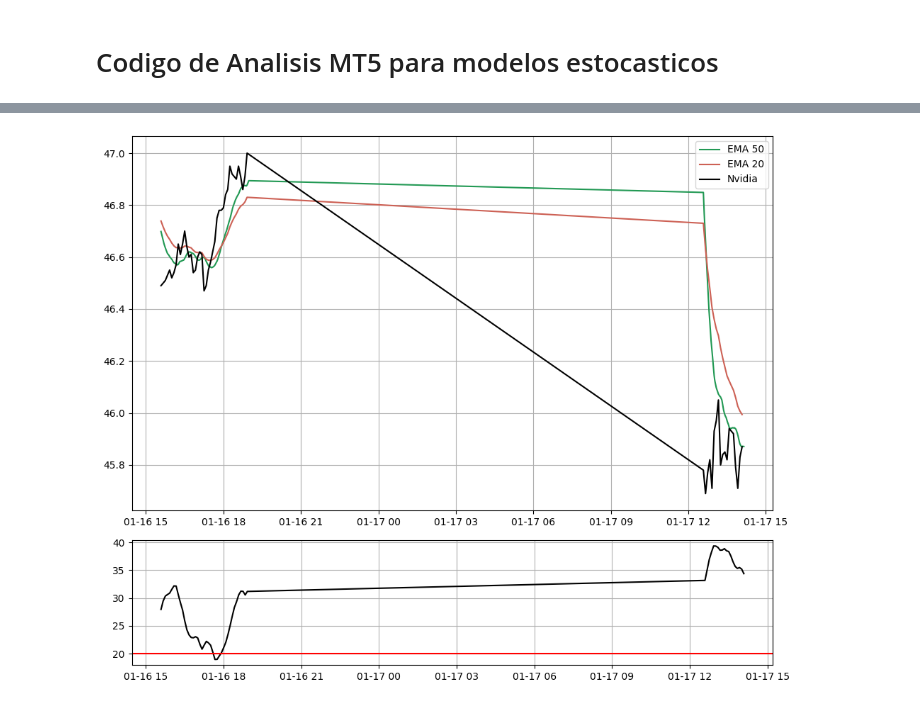
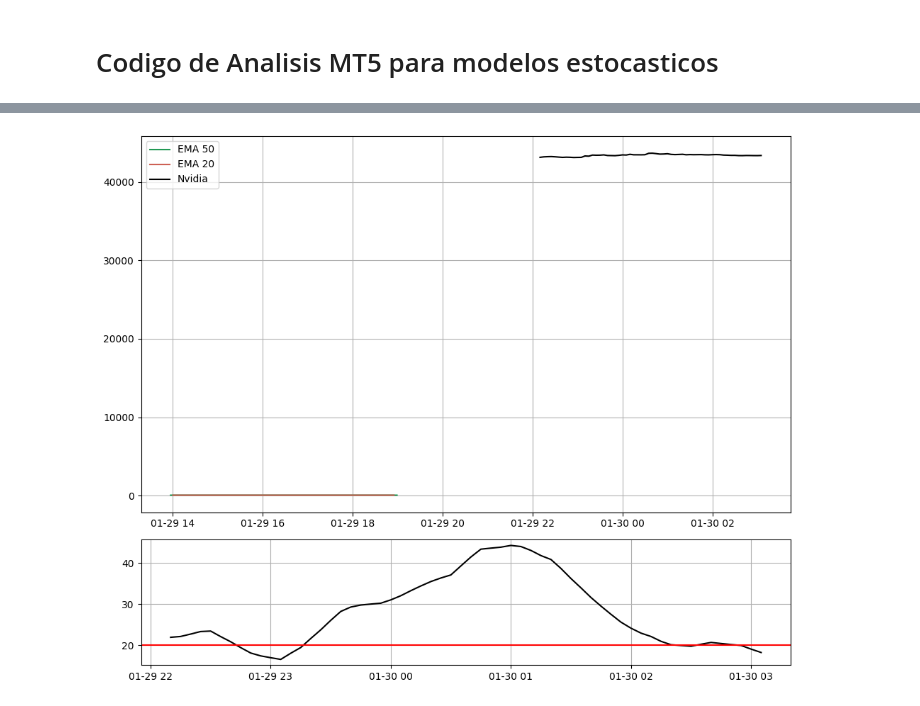
Before and after one commit to miguel2019547/Metatrader, a Jupyter notebook: Algoritmos/Analitica.ipynb, the cells around one changed output, grey strips where cells are left out. Cells and saved outputs as stored; diff of their text form; code cells hidden in the pictures.

```diff
--- a/Algoritmos/Analitica.ipynb
+++ b/Algoritmos/Analitica.ipynb
@@ -30,31 +28,31 @@ Baja:  1.0
 # %%
 from Formulas import EMA
 from ta.trend import ADXIndicator
 import matplotlib.dates as mdates
 
-datos = Informacion("Intel", 5000 , "M5")
+datos = Informacion("BTCUSD", 5000 , "M5")
 adx = ADXIndicator(datos['high'],datos['low'],datos['close'], window= 14).adx()
 medexp50 = EMA('Intel','M1',50, 5000)
 medexp20 = EMA('Intel', 'M5',20, 5000)
 t = 60
 fig, (ax1, ax2) = plt.subplots(2, 1, figsize=(10, 8), gridspec_kw={'height_ratios': [3, 1]})
 ax1.plot(medexp50.iloc[-t*5:], color = '#229954', label = 'EMA 50')
 ax1.plot(medexp20.iloc[-t:], color = '#CD6155', label = 'EMA 20')
 ax1.plot(datos['close'].iloc[-t:], color = 'black', label = 'Nvidia')
 ax1.grid()
 ax1.legend()
 ax2.plot(adx[-t:], color = 'black')
 ax2.axhline(y = 20, color = 'red')
 ax2.grid()
 fig.tight_layout()
 locator = mdates.AutoDateLocator()
 locator.intervald[mdates.WEEKDAYS] = [0]  # Solo se permite una marca por semana
 formatter = mdates.AutoDateFormatter(locator)
 ax1.xaxis.set_major_locator(locator)
 ax1.xaxis.set_major_formatter(formatter)
 plt.show()
 # %% [output]
-[figure, old version]
+[figure, new version]
 # %%
 tot = 1500
 datos = Informacion("Nvidia", tot , "H1")
```
Also changed, not shown: parts of 5 cells of this notebook.
